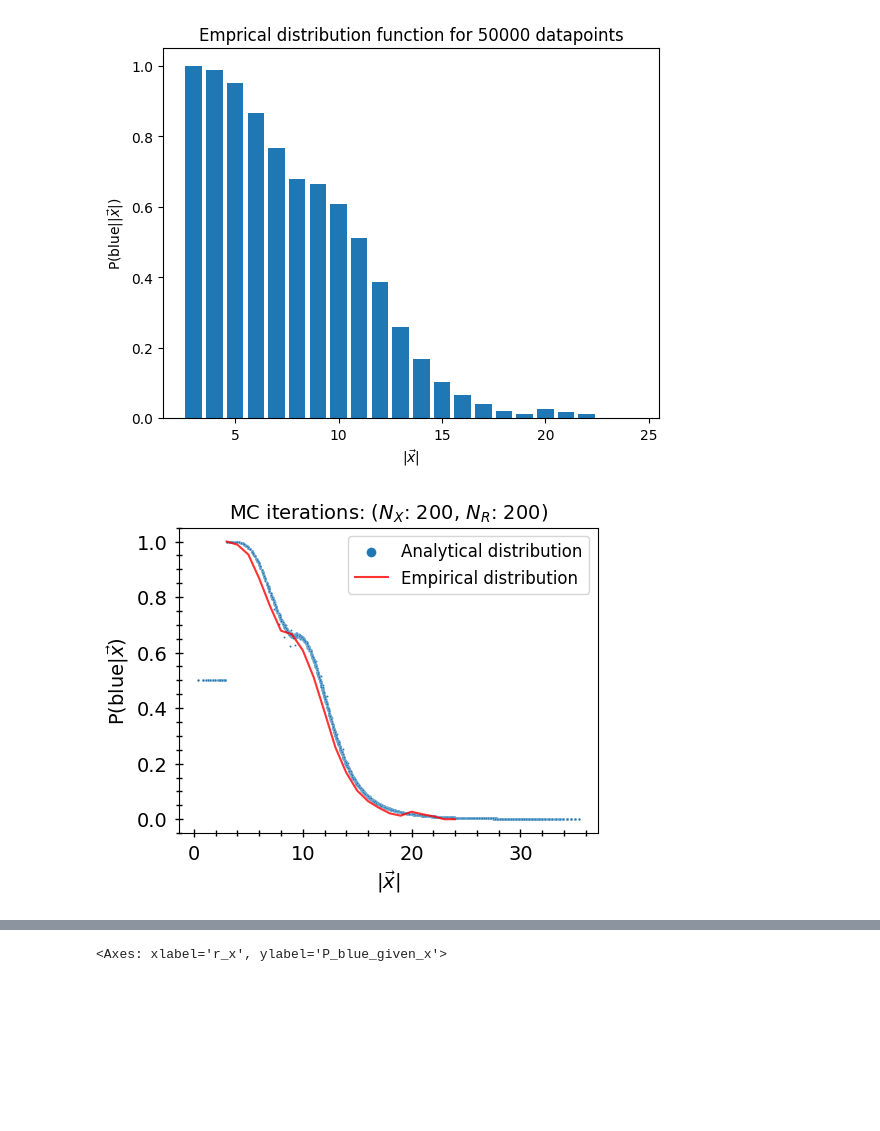
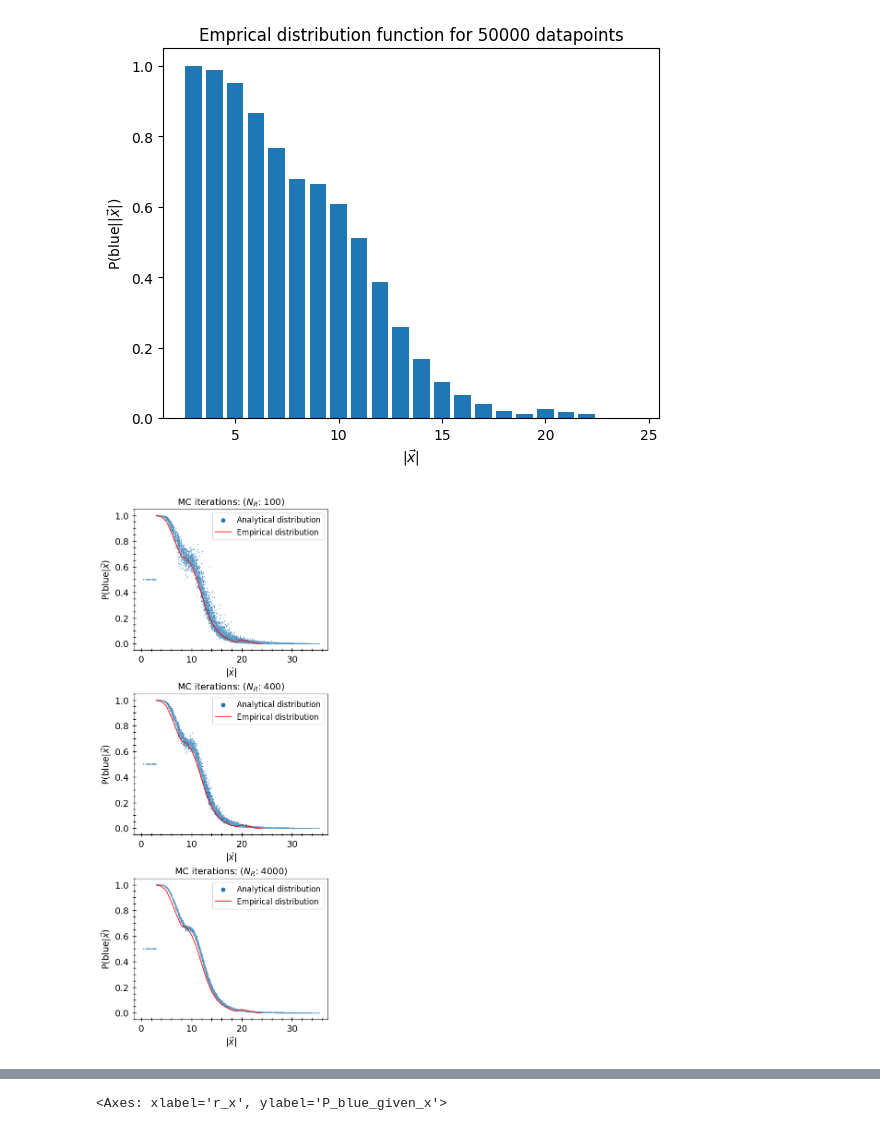
Before and after one commit to choisant/foundational-modeling, a Jupyter notebook: toy_experiment/analytical/plot_analytical_solution.ipynb, the cells around one changed output, grey strips where cells are left out. Cells and saved outputs as stored; diff of their text form; code cells hidden in the pictures; blank space fills up the shorter version.

```diff
--- a/toy_experiment/analytical/plot_analytical_solution.ipynb
+++ b/toy_experiment/analytical/plot_analytical_solution.ipynb
@@ -17,8 +17,8 @@ if module_path not in sys.path:
 
 from util import *
 # %%
-nxMC = [200]
-nr1MC = [200]
+#nxMC = [200]
+nr1MC = [100, 400, 4000]
 
 R2 = 3
 k_red = 7
@@ -30,15 +30,15 @@ vary_R2 = False #Not adapted for this yet
 p_red = 0.5
 tag = f'r2_{R2}_kr{k_red}_kb{k_blue}_r1min{R1_min}_s{scale}_vary_r2_{vary_R2}_vary_a1_{vary_a1}_pRed_{p_red}'
 
-#datafiles = [f"analytical_solution_x1_x2_grid_nxMC_{n}_nr1MC_50.csv" for n in nxMC]
-datafiles = [f"results/analytical_solution_x1_x2_grid_{tag}_nxMC_{nxMC[i]}_nr1MC_{nr1MC[i]}.csv" for i in range(len(nr1MC))]
+#datafiles = [f"results/analytical_solution_x1_x2_grid_{tag}_nxMC_{nxMC[i]}_nr1MC_{nr1MC[i]}.csv" for i in range(len(nr1MC))]
+datafiles = [f"results/analytical_solution_x1_x2_grid_{tag}_nr1MC_{nr1MC[i]}.csv" for i in range(len(nr1MC))]
 
 #datafile = "analytical_solution_grid_100x100_nMC_10.csv"
 data_df = [pd.read_csv(file) for file in datafiles]
 # %%
-fig, axs = plt.subplots(nrows=(len(nxMC)), ncols=1, figsize= (5, 4*len(nxMC)), layout="constrained")
-for i in range(len(nxMC)):
-    if len(nxMC) > 1:
+fig, axs = plt.subplots(nrows=(len(nr1MC)), ncols=1, figsize= (5, 4*len(nr1MC)), layout="constrained")
+for i in range(len(nr1MC)):
+    if len(nr1MC) > 1:
         ax = axs[i]
     else:
         ax = axs
@@ -47,7 +47,7 @@ for i in range(len(nxMC)):
     cmap = red_blue_cmap()
     #Plot settings
     hue_norm = mpl.colors.Normalize(vmin=0, vmax=1, clip=False)
-    ax.set_title(rf"MC iterations: ($N_X$: {nxMC[i]}, $N_R$: {nr1MC[i]})", fontsize=14)
+    ax.set_title(rf"MC iterations: ($N_R$: {nr1MC[i]})", fontsize=14)
     fig.colorbar(mpl.cm.ScalarMappable(norm=hue_norm, cmap=cmap), label=r'P(b|$x_1, x_2$)', ax=ax)
     ax.set_xlabel(r"$x_1$", fontsize=14)
     ax.set_ylabel(r"$x_2$", fontsize=14)
@@ -80,25 +82,25 @@ print(f"Estimated optimal accuracy: {max_acc}")
 Estimated optimal accuracy: 0.736054122215328
 [figure]
 # %%
-fig, axs = plt.subplots(nrows=(len(nxMC)), ncols=1, figsize= (5, 4*len(nxMC)), layout="constrained")
-for i in range(len(nxMC)):
+fig, axs = plt.subplots(nrows=(len(nr1MC)), ncols=1, figsize= (5, 4*len(nr1MC)), layout="constrained")
+for i in range(len(nr1MC)):
     file = datafiles[i]
-    if len(nxMC) > 1:
+    if len(nr1MC) > 1:
         ax = axs[i]
     else:
         ax = axs
     sn.scatterplot(data_df[i], x="r_x", y="P_blue_given_x", s=2, ax = ax, label="Analytical distribution")
 
     ax.plot(red_bins[0:-1], fraction_blue, label="Empirical distribution", color="red", alpha=0.8)
-    ax.set_title(rf"MC iterations: ($N_X$: {nxMC[i]}, $N_R$: {nr1MC[i]})", fontsize=14)
+    ax.set_title(rf"MC iterations: ($N_R$: {nr1MC[i]})", fontsize=14)
     ax.set_xlabel(r"$|\vec{x}|$", fontsize=14)
     ax.set_ylabel(r"P(blue|$\vec{x}$)", fontsize=14)
     ax.tick_params(which="both", direction="inout", bottom=True, left=True, labelsize=14, pad=5, length=4, width=1)
     ax.tick_params(which="major", length=6)
     ax.minorticks_on()
     ax.legend(markerscale=5, fontsize=12)
 # %% [output]
-[figure, old version]
+[figure, new version]
 # %%
 fig, axs = plt.subplots(nrows=(len(nxMC)), ncols=1, figsize= (5, 4*len(nxMC)), layout="constrained")
 for i in range(len(nxMC)):
```
Also changed, not shown: parts of 3 cells of this notebook, 17 other files.
